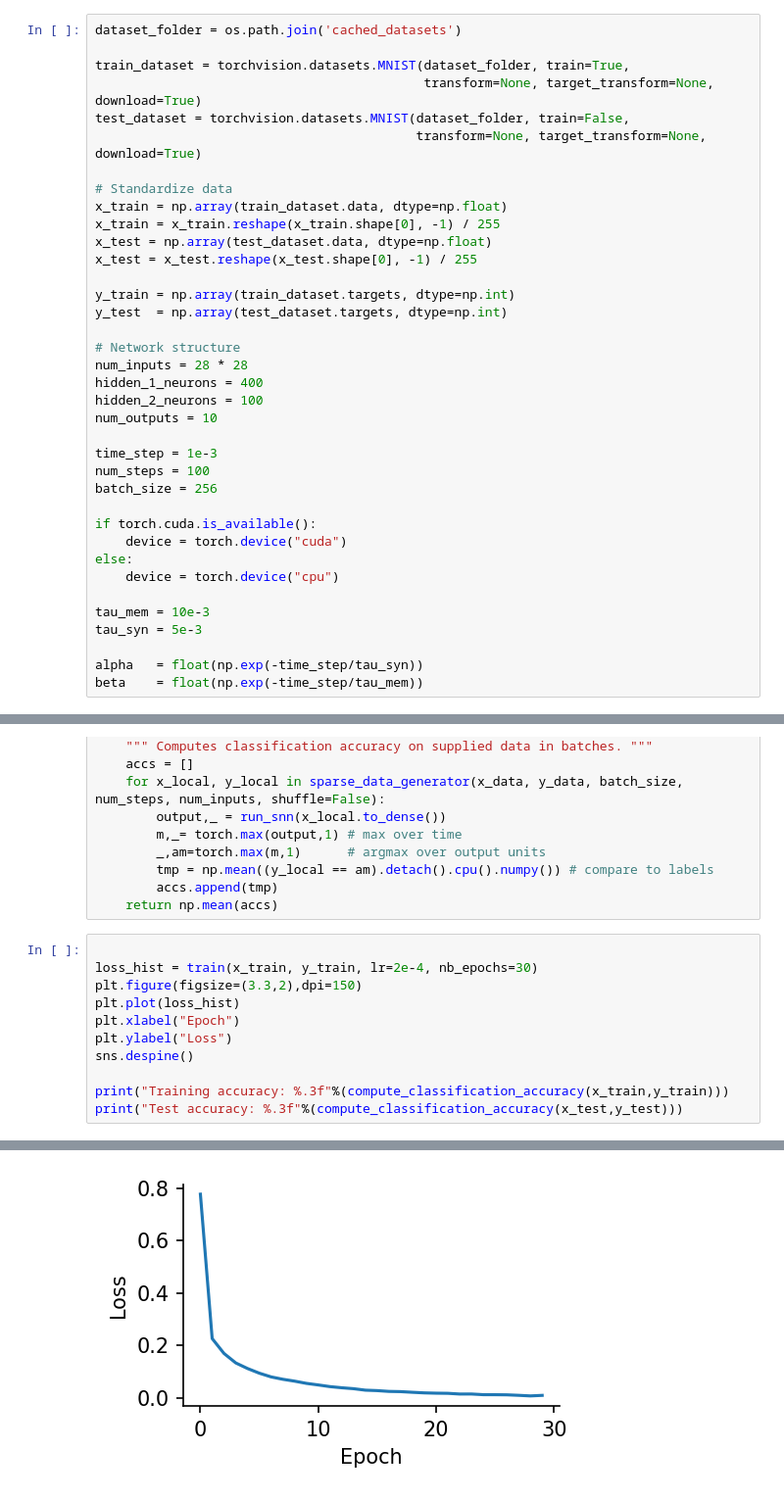
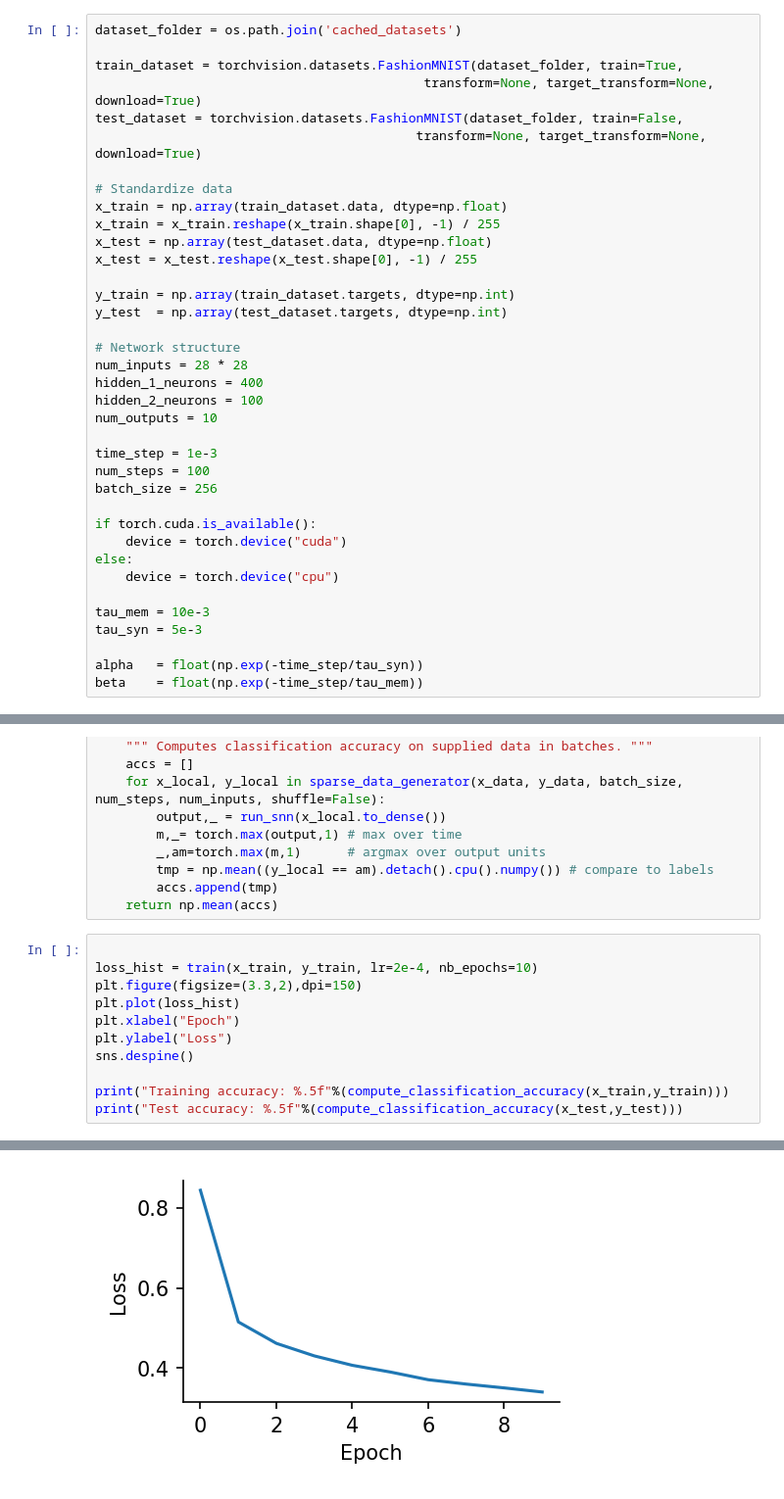
Before and after one commit to honzikv/use-of-snn, a Jupyter notebook: spytorch-notebooks/SimpleTwoHiddenLayersSNN.ipynb, the cells around one changed output, grey strips where cells are left out. Shown at 98% size. Saved outputs shown, nothing was run; the diff lists cells and outputs as text.

```diff
--- a/spytorch-notebooks/SimpleTwoHiddenLayersSNN.ipynb
+++ b/spytorch-notebooks/SimpleTwoHiddenLayersSNN.ipynb
@@ -12,9 +12,9 @@ dtype = torch.float
 # %%
 dataset_folder = os.path.join('cached_datasets')
 
-train_dataset = torchvision.datasets.MNIST(dataset_folder, train=True,
+train_dataset = torchvision.datasets.FashionMNIST(dataset_folder, train=True,
                                            transform=None, target_transform=None, download=True)
-test_dataset = torchvision.datasets.MNIST(dataset_folder, train=False,
+test_dataset = torchvision.datasets.FashionMNIST(dataset_folder, train=False,
                                           transform=None, target_transform=None, download=True)
 
 # Standardize data
@@ -290,13 +301,13 @@ def compute_classification_accuracy(x_data, y_data):
     return np.mean(accs)
 # %%
 
-loss_hist = train(x_train, y_train, lr=2e-4, nb_epochs=30)
+loss_hist = train(x_train, y_train, lr=2e-4, nb_epochs=10)
 plt.figure(figsize=(3.3,2),dpi=150)
 plt.plot(loss_hist)
 plt.xlabel("Epoch")
 plt.ylabel("Loss")
 sns.despine()
 
-print("Training accuracy: %.3f"%(compute_classification_accuracy(x_train,y_train)))
-print("Test accuracy: %.3f"%(compute_classification_accuracy(x_test,y_test)))
+print("Training accuracy: %.5f"%(compute_classification_accuracy(x_train,y_train)))
+print("Test accuracy: %.5f"%(compute_classification_accuracy(x_test,y_test)))
 # %% [output]
@@ -320 +326 @@ Test accuracy: 0.976
-[figure, old version]
+[figure, new version]
```
Also changed, not shown: parts of 3 cells of this notebook, 2 other files.
